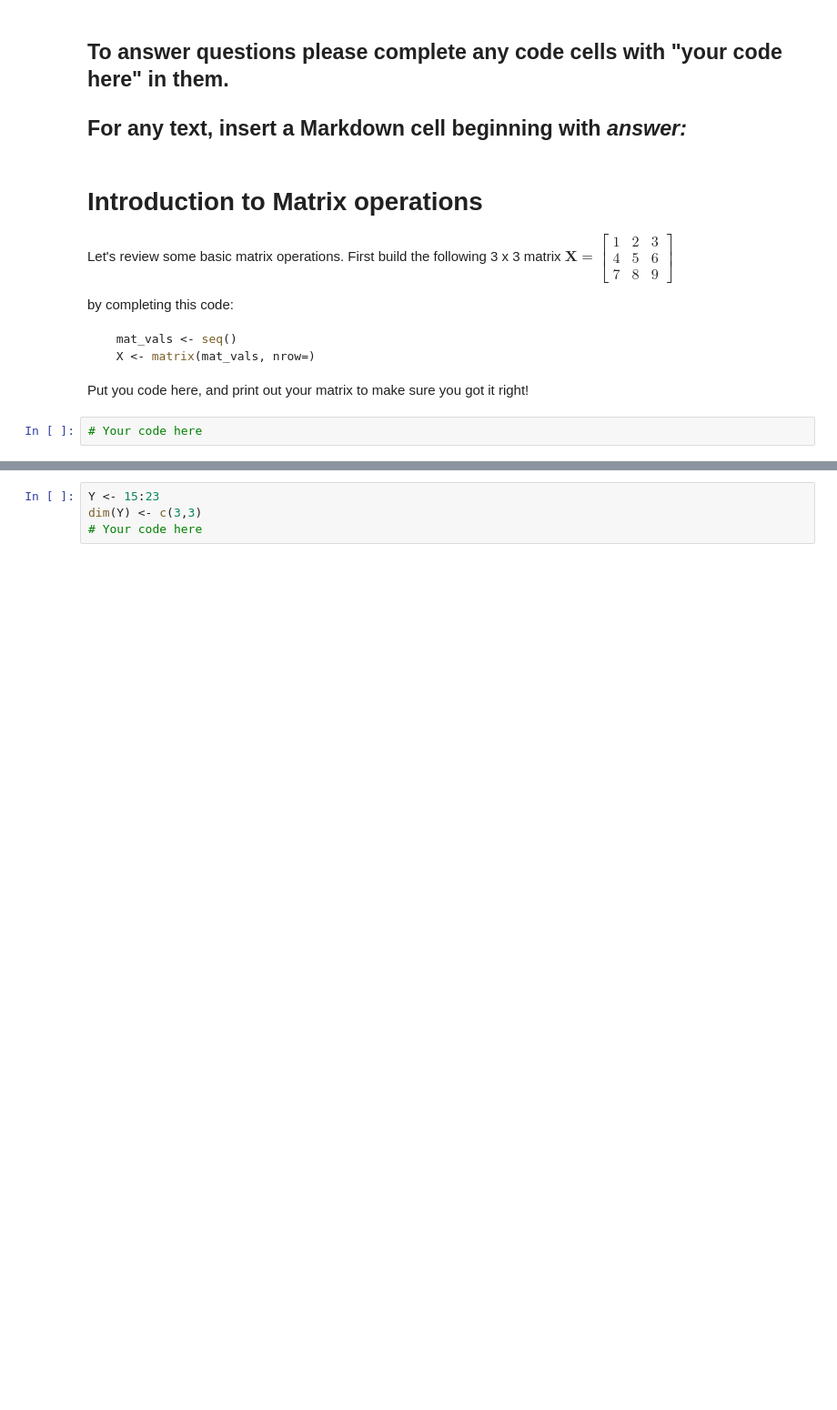
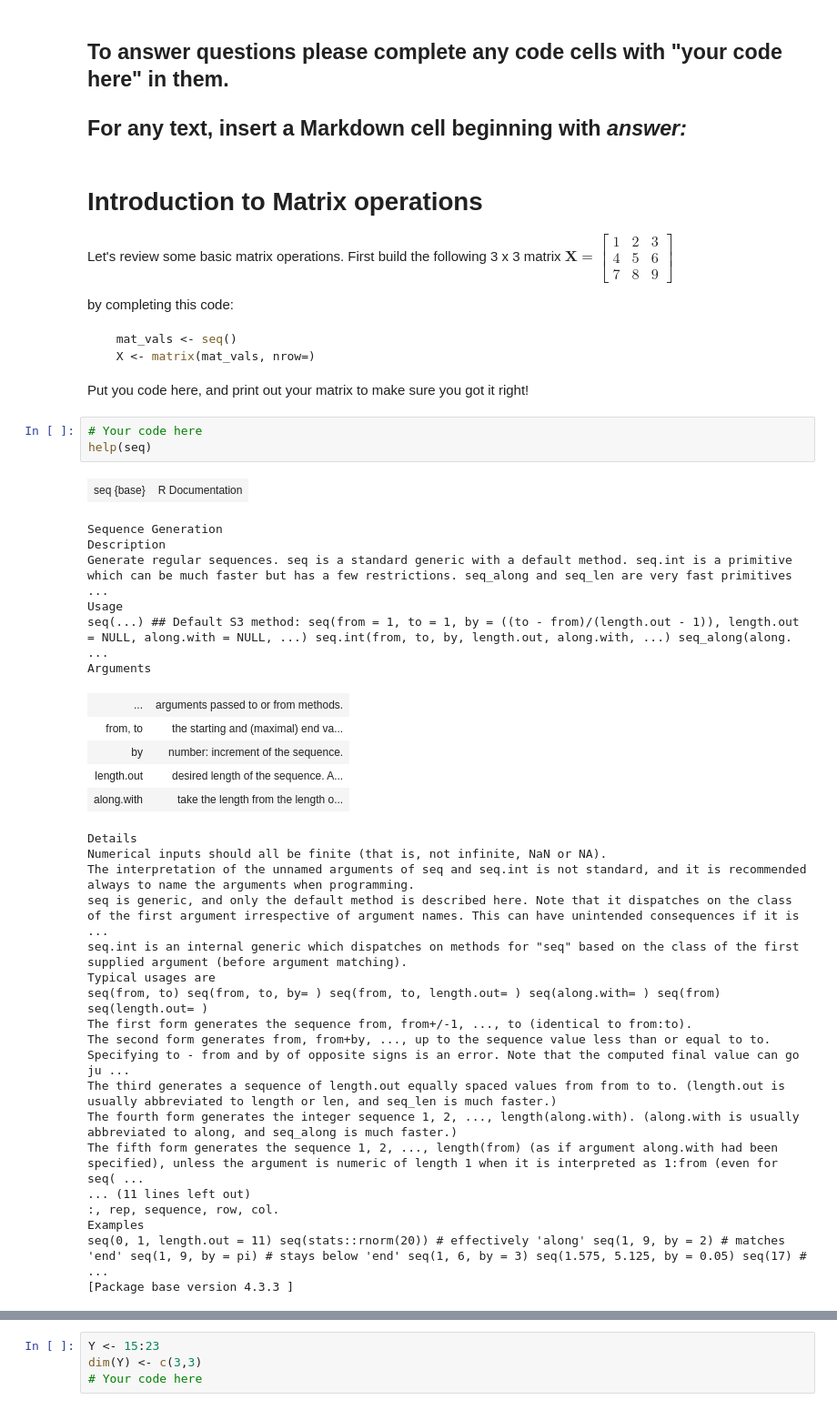
Before and after one commit to Robbins-Lab/PLSCI-7201, a Jupyter notebook: Modules/Module1/ProblemSets/fun-with-matrices.ipynb, the cells around one changed output, grey strips where cells are left out. Shown: that part at 91% size. Saved outputs shown, nothing was run; the diff lists cells and outputs as text; blank space fills up the shorter version.

```diff
--- a/Modules/Module1/ProblemSets/fun-with-matrices.ipynb
+++ b/Modules/Module1/ProblemSets/fun-with-matrices.ipynb
@@ -17,3 +17,34 @@ by completing this code:
 Put you code here, and print out your matrix to make sure you got it right!
 # %%
 # Your code here
+help(seq)
+# %% [output]
+| seq {base} | R Documentation |
+Sequence Generation
+Description
+Generate regular sequences. seq is a standard generic with a default method. seq.int is a primitive which can be much faster but has a few restrictions. seq_along and seq_len are very fast primitives  ...
+Usage
+seq(...) ## Default S3 method: seq(from = 1, to = 1, by = ((to - from)/(length.out - 1)), length.out = NULL, along.with = NULL, ...) seq.int(from, to, by, length.out, along.with, ...) seq_along(along. ...
+Arguments
+| ... | arguments passed to or from methods. |
+| from, to | the starting and (maximal) end va... |
+| by | number: increment of the sequence. |
+| length.out | desired length of the sequence. A... |
+| along.with | take the length from the length o... |
+Details
+Numerical inputs should all be finite (that is, not infinite, NaN or NA).
+The interpretation of the unnamed arguments of seq and seq.int is not standard, and it is recommended always to name the arguments when programming.
+seq is generic, and only the default method is described here. Note that it dispatches on the class of the first argument irrespective of argument names. This can have unintended consequences if it is ...
+seq.int is an internal generic which dispatches on methods for "seq" based on the class of the first supplied argument (before argument matching).
+Typical usages are
+seq(from, to) seq(from, to, by= ) seq(from, to, length.out= ) seq(along.with= ) seq(from) seq(length.out= )
+The first form generates the sequence from, from+/-1, ..., to (identical to from:to).
+The second form generates from, from+by, ..., up to the sequence value less than or equal to to. Specifying to - from and by of opposite signs is an error. Note that the computed final value can go ju ...
+The third generates a sequence of length.out equally spaced values from from to to. (length.out is usually abbreviated to length or len, and seq_len is much faster.)
+The fourth form generates the integer sequence 1, 2, ..., length(along.with). (along.with is usually abbreviated to along, and seq_along is much faster.)
+The fifth form generates the sequence 1, 2, ..., length(from) (as if argument along.with had been specified), unless the argument is numeric of length 1 when it is interpreted as 1:from (even for seq( ...
+... (11 lines left out)
+:, rep, sequence, row, col.
+Examples
+seq(0, 1, length.out = 11) seq(stats::rnorm(20)) # effectively 'along' seq(1, 9, by = 2) # matches 'end' seq(1, 9, by = pi) # stays below 'end' seq(1, 6, by = 3) seq(1.575, 5.125, by = 0.05) seq(17) # ...
+[Package base version 4.3.3 ]
```
Also changed, not shown: parts of 5 cells of this notebook, 2 other files.
